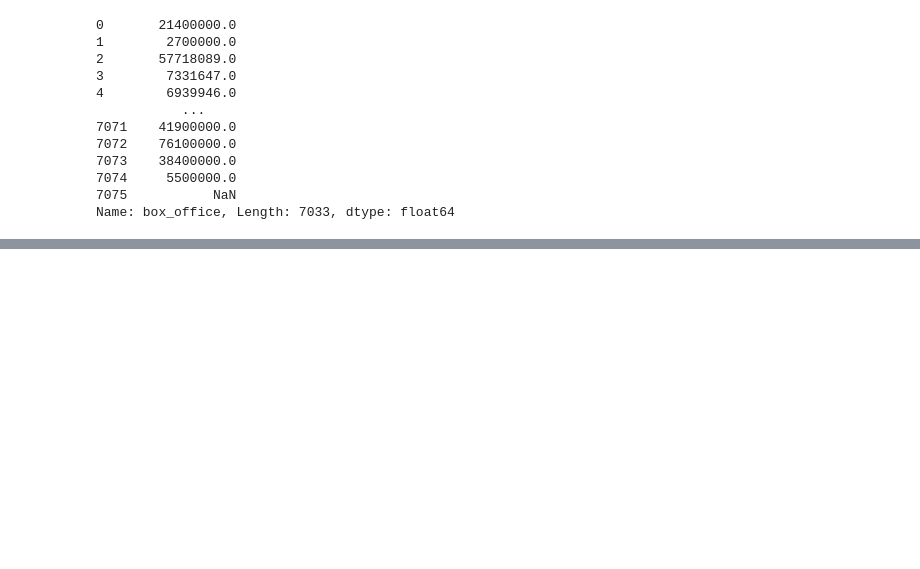
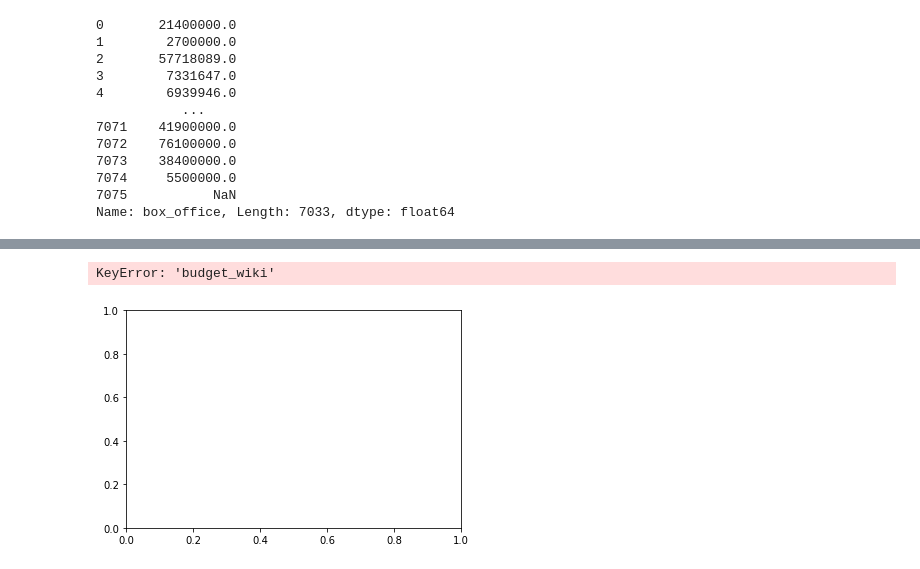
Before and after one commit to junipear21/Movies-ETL, a Jupyter notebook: Untitled.ipynb, the cells around one changed output, grey strips where cells are left out. Cells and saved outputs as stored; diff of their text form; code cells hidden in the pictures; blank space fills up the shorter version.

```diff
--- a/Untitled.ipynb
+++ b/Untitled.ipynb
@@ -636,0 +693,5 @@ Name: rating, dtype: float64
+# %%
+movies_df.fillna(0).plot(x='budget_wiki',y='budget_kaggle', kind='scatter')
+# %% [output]
+KeyError: 'budget_wiki'
+[figure, added]
```
Also changed, not shown: parts of 88 cells of this notebook.
